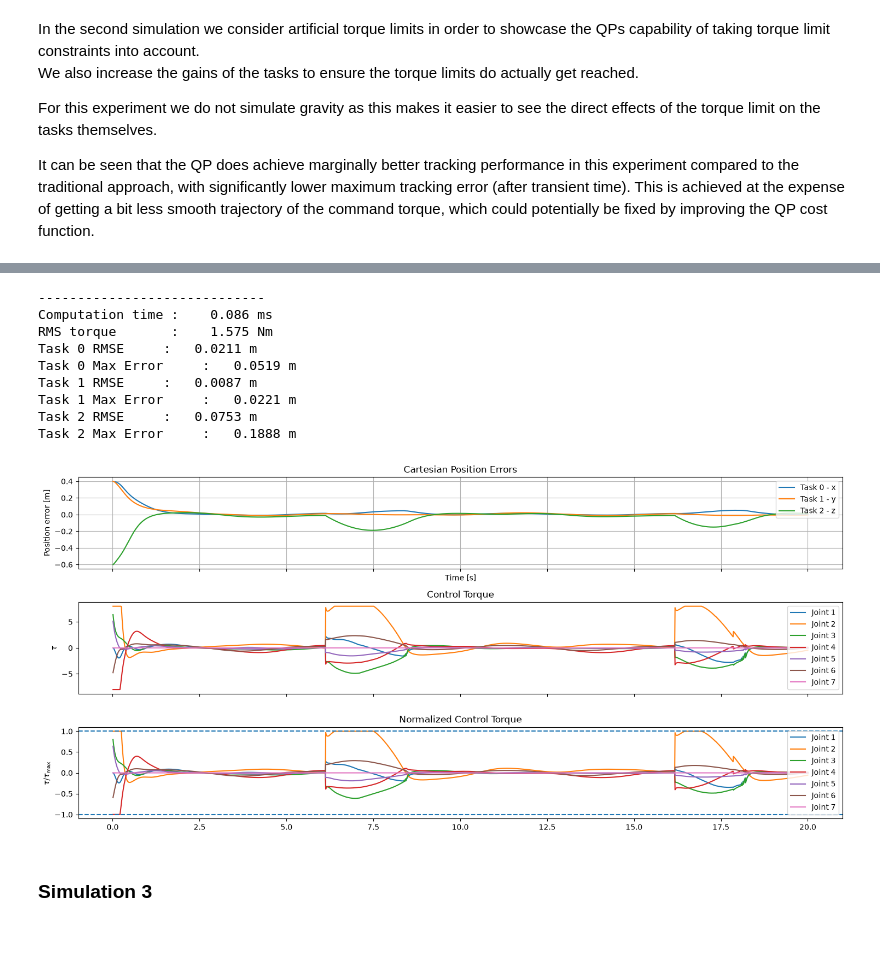
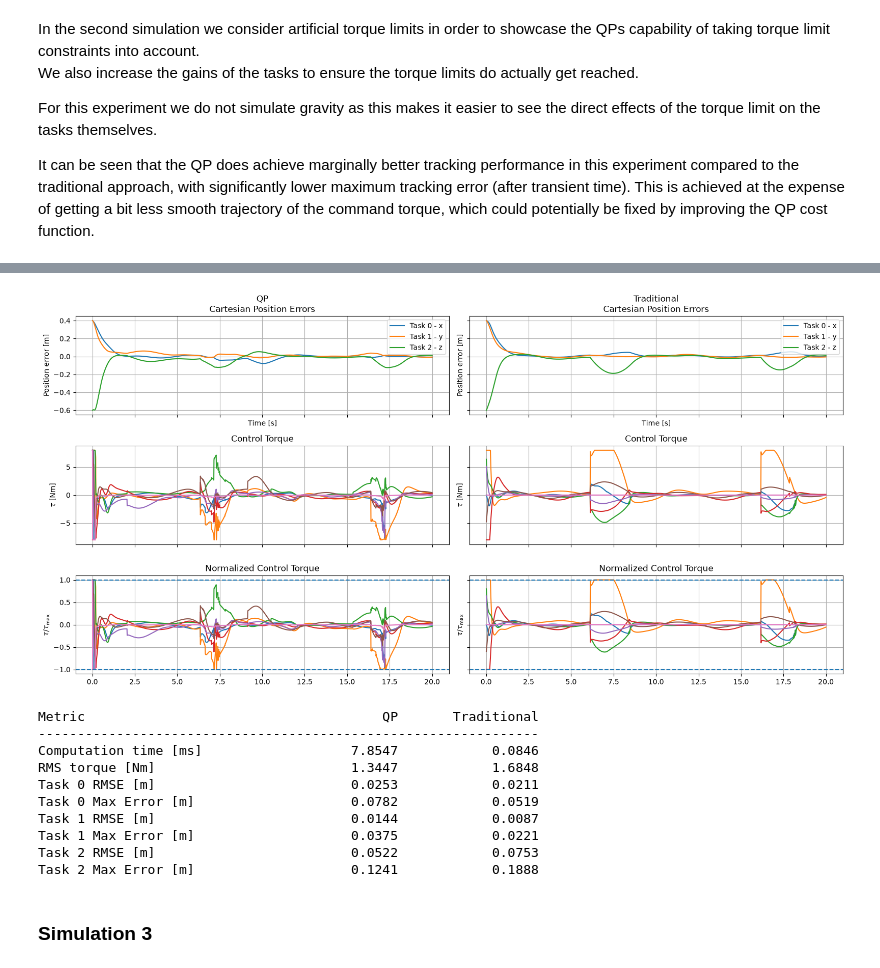
Before and after one commit to moerli4/arcl_project, a Jupyter notebook: arcl_ws/simulation.ipynb, the cells around one changed output, grey strips where cells are left out. Saved outputs shown, nothing was run; the diff lists cells and outputs as text; code cells hidden in the pictures; blank space fills up the shorter version.

```diff
--- a/arcl_ws/simulation.ipynb
+++ b/arcl_ws/simulation.ipynb
@@ -138,28 +88,58 @@ Task 2 Max Error     :   0.1241 m
-# %%
-# traditional nullspace controller (as in the lecture)
-tau_cmd_hist, tasks, torque_limits, computation_times = run(
-    tasks=tasks,
-    controller=TorqueControllerTraditional(),
-    show_viewer=show_viewer,
-    dt=dt,
-    T=T,
-    gravity=gravity,
-    torque_limits=torque_limits,
-)
-
-print_metrics(tau_cmd_hist, tasks, computation_times, dt=0.01, transient_time=5)
-plot_cartesian_pos_errors(tasks=tasks, tau=tau_cmd_hist, torque_limits=torque_limits)
-# %% [output]
------------------------------
-Computation time :    0.086 ms
-RMS torque       :    1.575 Nm
-Task 0 RMSE     :   0.0211 m
-Task 0 Max Error     :   0.0519 m
-Task 1 RMSE     :   0.0087 m
-Task 1 Max Error     :   0.0221 m
-Task 2 RMSE     :   0.0753 m
-Task 2 Max Error     :   0.1888 m
-[figure, removed]
+# %%
+# simulation parameters
+show_viewer = False
+T = 20
+gravity = (0.0, 0.0, 0.0)
+
+# define control objectives
+tasks = [
+    XPositionTask(x_des=0.4, K=100, D=50),
+    YPositionTask(y_des=0.4, K=100, D=50),
+    ZSinusoidalTask(z_center=0.4, amplitude=0.5, frequency=0.1, dt=dt, K=100, D=50),
+]
+
+# artificially limit torque
+torque_limits = [8,8,8,8,8,8,8]
+
+# initialize results object
+results = {}
+# %%
+# QP based controller (as in the paper)
+results["QP"] = run(
+    tasks=tasks,
+    controller=TorqueControllerQP(epsilon=1e-8),
+    show_viewer=show_viewer,
+    dt=dt,
+    T=T,
+    gravity=gravity,
+    torque_limits=torque_limits,
+)
+# %%
+# traditional nullspace controller (as in the lecture)
+results["Traditional"] = run(
+    tasks=tasks,
+    controller=TorqueControllerTraditional(),
+    show_viewer=show_viewer,
+    dt=dt,
+    T=T,
+    gravity=gravity,
+    torque_limits=torque_limits,
+)
+# %%
+_ = plot(results=results,dt=dt,show_normalized_torque=True, sharey=True)
+_ = show_metrics(results=results,dt=dt,transient_time=5)
+# %% [output]
+[figure, added]
+Metric                                      QP       Traditional
+----------------------------------------------------------------
+Computation time [ms]                   7.8547            0.0846
+RMS torque [Nm]                         1.3447            1.6848
+Task 0 RMSE [m]                         0.0253            0.0211
+Task 0 Max Error [m]                    0.0782            0.0519
+Task 1 RMSE [m]                         0.0144            0.0087
+Task 1 Max Error [m]                    0.0375            0.0221
+Task 2 RMSE [m]                         0.0522            0.0753
+Task 2 Max Error [m]                    0.1241            0.1888
 # %% [markdown]
 ### Simulation 3
 # %% [markdown]
```
Also changed, not shown: parts of 15 cells of this notebook, 3 other files.
